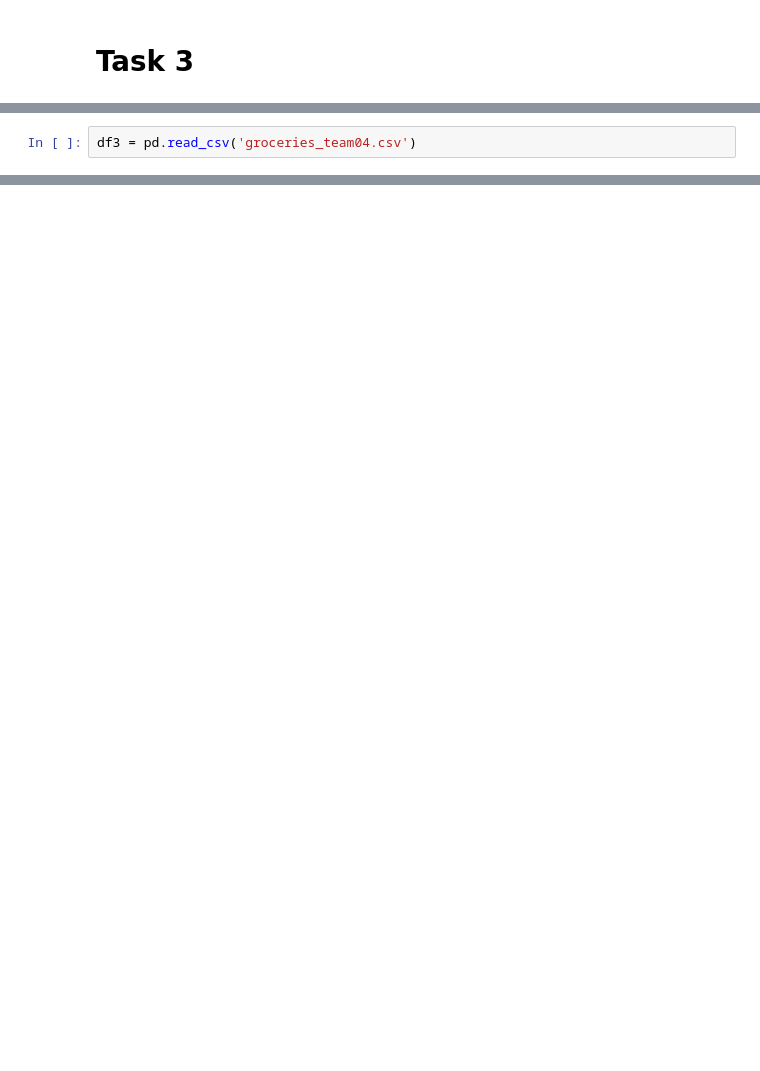
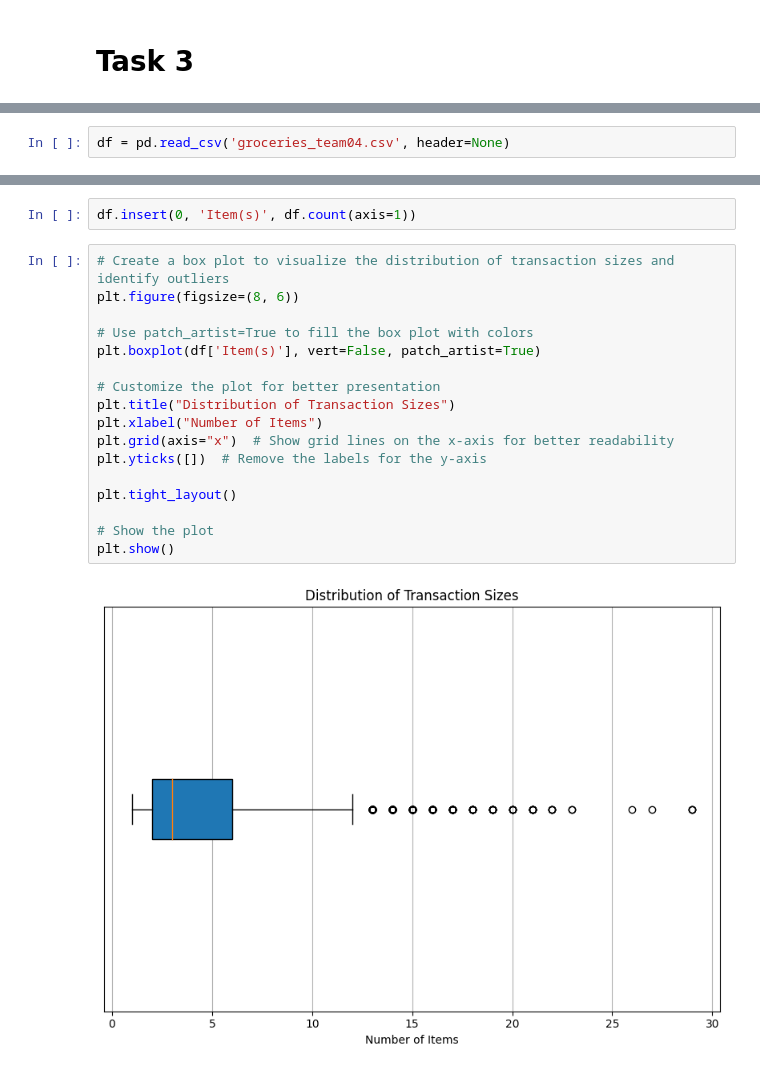
Before and after one commit to derkaiser9423/PythonPracticeProject, a Jupyter notebook: Assigment_2_s8091335.ipynb, the cells around one changed output, grey strips where cells are left out. Drawn from its saved outputs; the diff is of its cells as text; blank space fills up the shorter version.

```diff
--- a/Assigment_2_s8091335.ipynb
+++ b/Assigment_2_s8091335.ipynb
@@ -193,2 +289,2 @@ df2 = pd.read_csv('future_500_team04.csv')
 # %%
-df3 = pd.read_csv('groceries_team04.csv')
+df = pd.read_csv('groceries_team04.csv', header=None)
@@ -197,0 +311,21 @@ AttributeError: ignored
+# %%
+df.insert(0, 'Item(s)', df.count(axis=1))
+# %%
+# Create a box plot to visualize the distribution of transaction sizes and identify outliers
+plt.figure(figsize=(8, 6))
+
+# Use patch_artist=True to fill the box plot with colors
+plt.boxplot(df['Item(s)'], vert=False, patch_artist=True)
+
+# Customize the plot for better presentation
+plt.title("Distribution of Transaction Sizes")
+plt.xlabel("Number of Items")
+plt.grid(axis="x")  # Show grid lines on the x-axis for better readability
+plt.yticks([])  # Remove the labels for the y-axis
+
+plt.tight_layout()
+
+# Show the plot
+plt.show()
+# %% [output]
+[figure, added]
```
Also changed, not shown: parts of 30 cells of this notebook.
